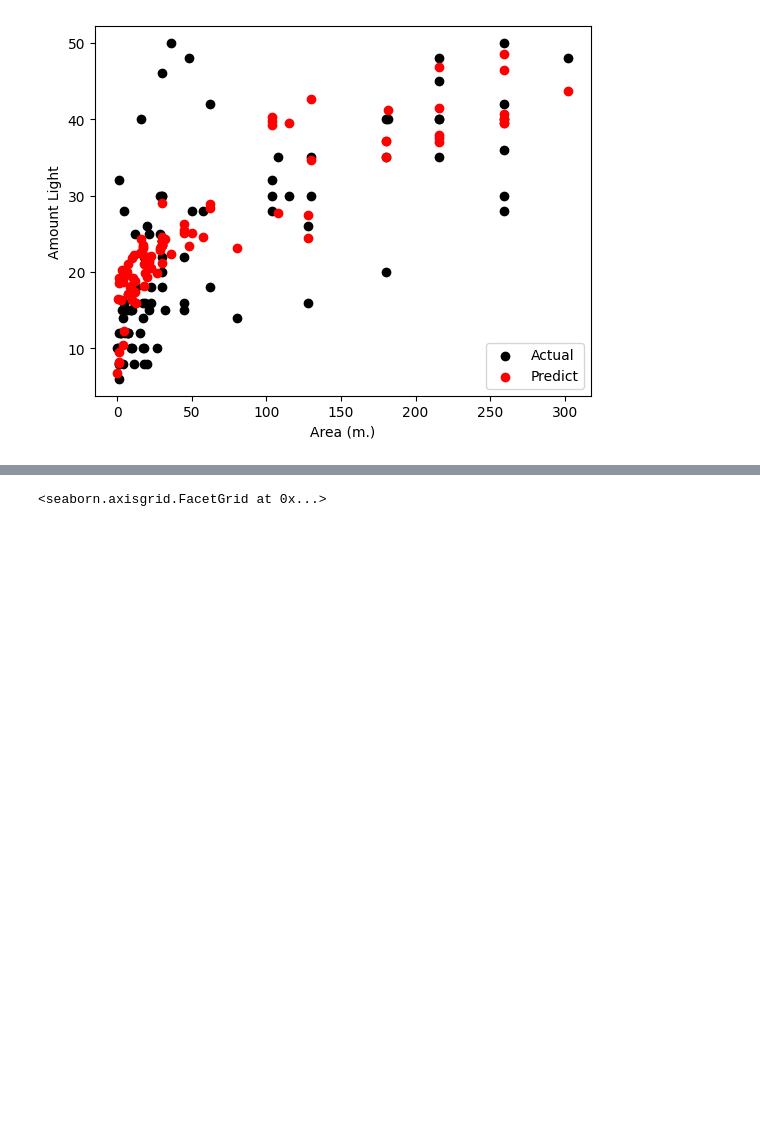
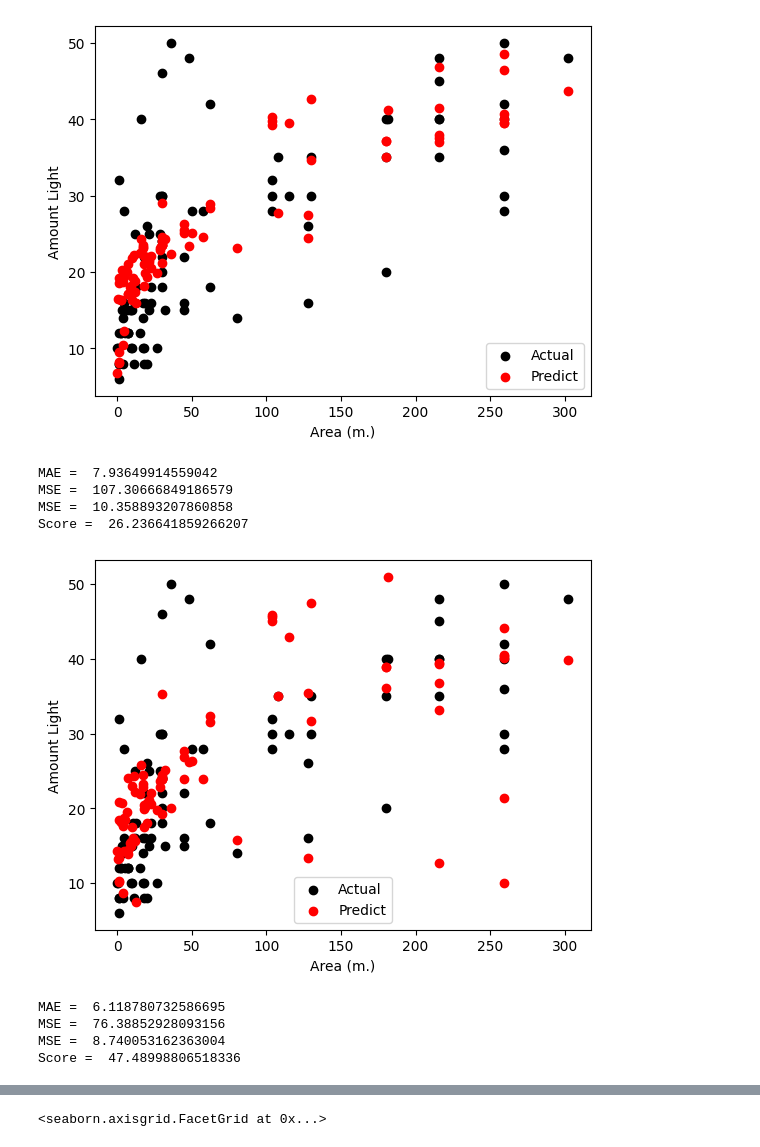
Before and after one commit to Krengsak/Model, a Jupyter notebook: Model.ipynb, the cells around one changed output, grey strips where cells are left out. Drawn from its saved outputs; the diff is of its cells as text; code cells hidden in the pictures; blank space fills up the shorter version.

Commit message:
update model but not success

```diff
--- a/Model.ipynb
+++ b/Model.ipynb
@@ -117,3 +177,68 @@ plt.ylabel("Amount Light")
 plt.show()
 # %% [output]
 [figure]
+# %%
+from sklearn.preprocessing import PolynomialFeatures
+from sklearn.linear_model import LinearRegression
+from sklearn.model_selection import train_test_split
+
+# แบ่งข้อมูล
+xtrain, xtest, ytrain, ytest = train_test_split(data_x, data_y_lighting, test_size=0.2, random_state=0)
+
+# สร้าง Polynomial Features
+degree = 2  # ระบุระดับพหุนาม (สามารถปรับได้)
+poly = PolynomialFeatures(degree=degree)
+xtrain_poly = poly.fit_transform(xtrain)
+xtest_poly = poly.transform(xtest)
+
+# โมเดล Polynomial Regression
+model = LinearRegression()
+model.fit(xtrain_poly, ytrain)
+
+# ทดสอบโมเดล
+ypredict = model.predict(xtest_poly)
+
+print("MAE = ",metrics.mean_absolute_error(y_true=ytest, y_pred=ypredict))
+print("MSE = ",metrics.mean_squared_error(y_true=ytest, y_pred=ypredict))
+print("MSE = ",np.sqrt(metrics.mean_squared_error(y_true=ytest, y_pred=ypredict)))
+## บอก Score ว่าแม่นยำกี่เปอร์เซ็นต์
+print("Score = ",(metrics.r2_score(ytest,ypredict))*100)
+# %% [output]
+MAE =  7.93649914559042
+MSE =  107.30666849186579
+MSE =  10.358893207860858
+Score =  26.236641859266207
+# %%
+plt.scatter(xtest['Wood (sm.)'],ytest, label = 'Actual', c = 'black')
+plt.scatter(xtest['Wood (sm.)'],ypredict, label = 'Predict', c = 'red')
+plt.legend()
+plt.xlabel("Area (m.)")
+plt.ylabel("Amount Light")
+plt.show()
+# %% [output]
+[figure, added]
+# %%
+from sklearn.linear_model import RANSACRegressor, LinearRegression
+from sklearn.model_selection import train_test_split
+
+# แบ่งข้อมูล
+xtrain, xtest, ytrain, ytest = train_test_split(data_x, data_y_lighting, test_size=0.2, random_state=0)
+
+# โมเดล Robust Regression (RANSAC)
+base_model = LinearRegression()  # โมเดลพื้นฐานที่ใช้ร่วมกับ RANSAC
+model = RANSACRegressor(base_model)
+model.fit(xtrain, ytrain)
+
+# ทดสอบโมเดล
+ypredict = model.predict(xtest)
+
+print("MAE = ",metrics.mean_absolute_error(y_true=ytest, y_pred=ypredict))
+print("MSE = ",metrics.mean_squared_error(y_true=ytest, y_pred=ypredict))
+print("MSE = ",np.sqrt(metrics.mean_squared_error(y_true=ytest, y_pred=ypredict)))
+## บอก Score ว่าแม่นยำกี่เปอร์เซ็นต์
+print("Score = ",(metrics.r2_score(ytest,ypredict))*100)
+# %% [output]
+MAE =  6.118780732586695
+MSE =  76.38852928093156
+MSE =  8.740053162363004
+Score =  47.48998806518336
```
Also changed, not shown: parts of 18 cells of this notebook.
